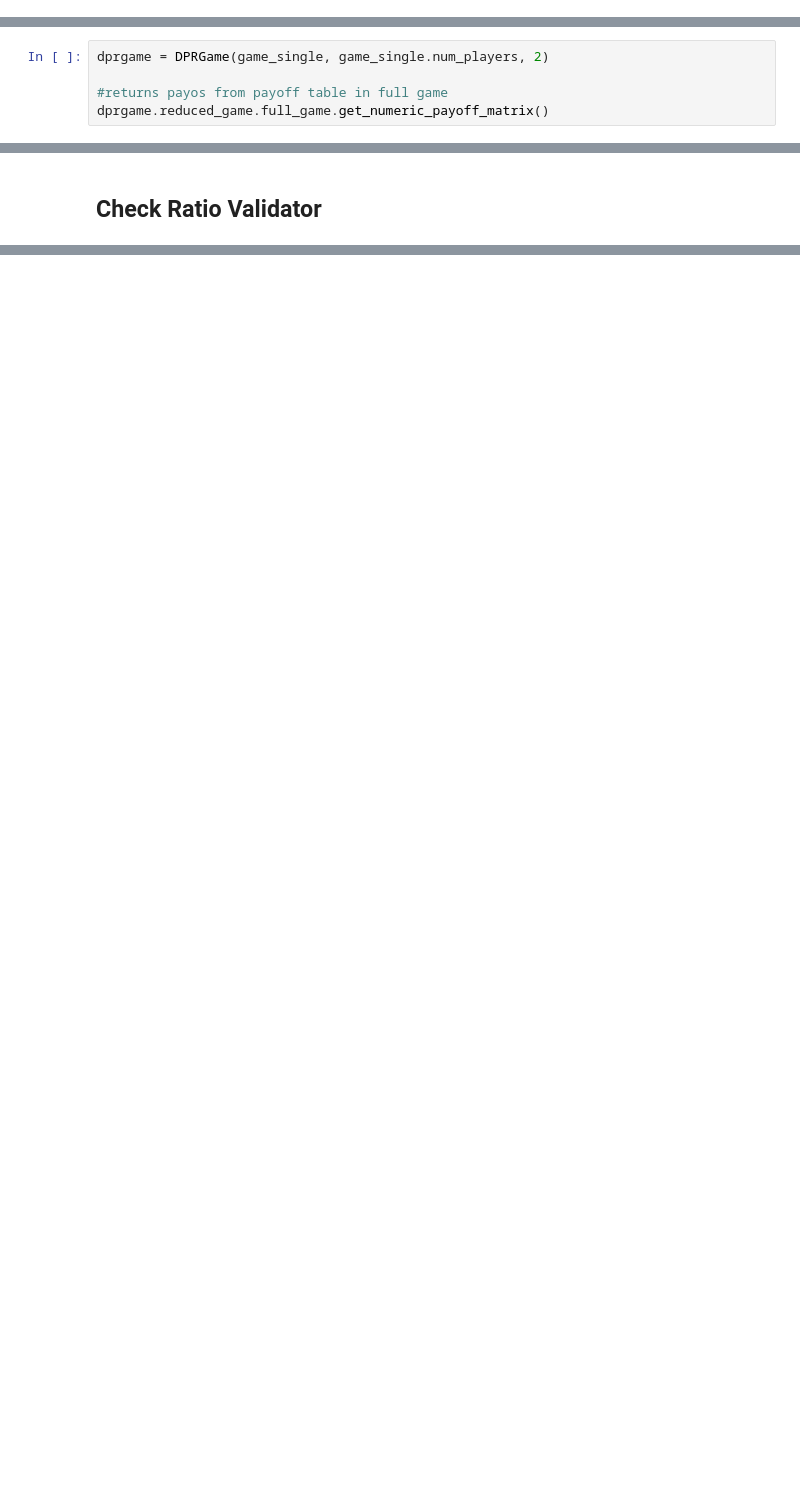
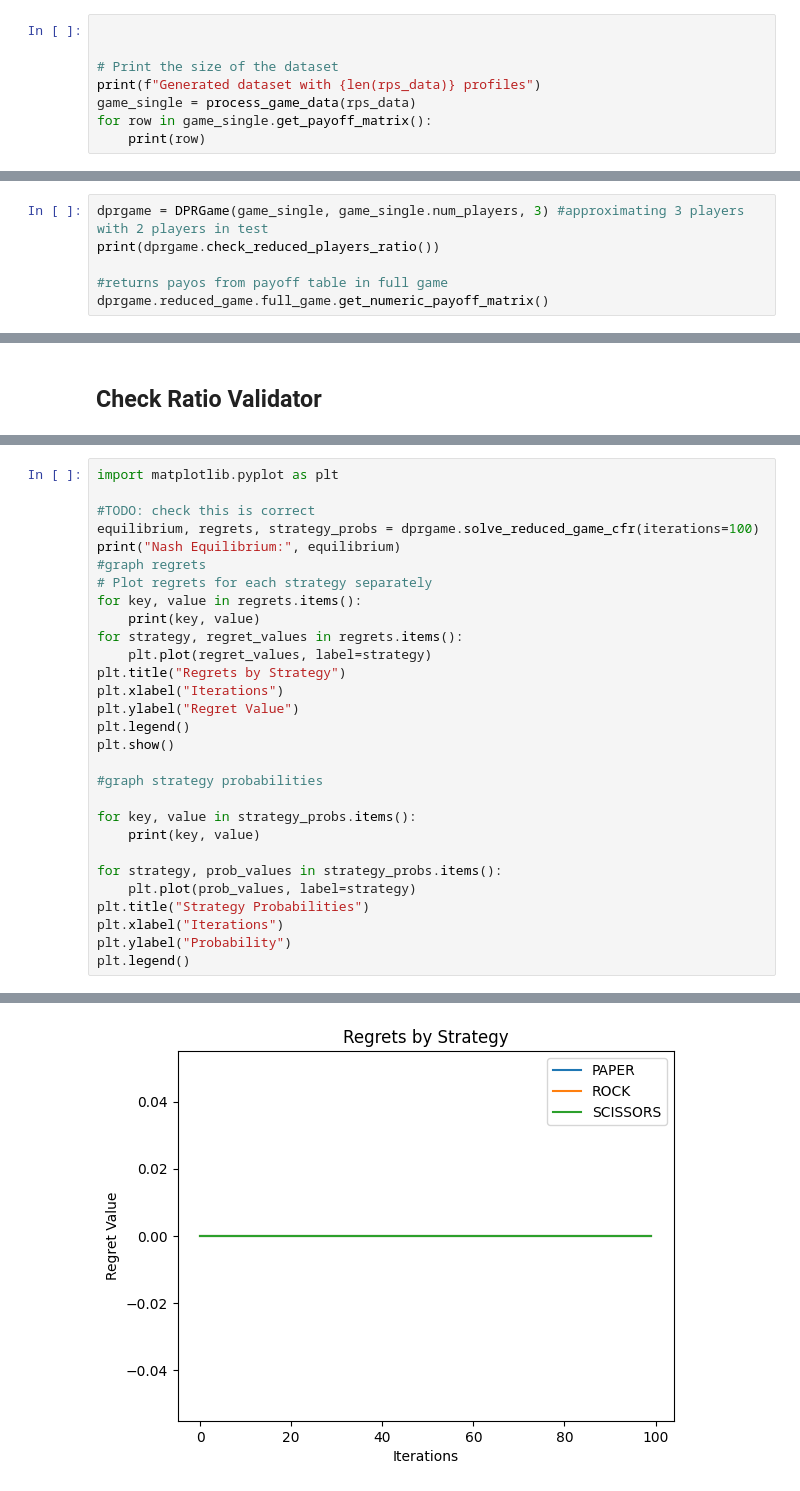
Before and after one commit to anrigu/melo_project, a Jupyter notebook: marketsim/egta/reductions/test.ipynb, the cells around one changed output, grey strips where cells are left out. Saved outputs shown, nothing was run; the diff lists cells and outputs as text; blank space fills up the shorter version.

Commit message:
added factorial check, and added nash data

```diff
--- a/marketsim/egta/reductions/test.ipynb
+++ b/marketsim/egta/reductions/test.ipynb
@@ -139,0 +143,8 @@ Prior payoff matrix
+# %%
+
+
+# Print the size of the dataset
+print(f"Generated dataset with {len(rps_data)} profiles")
+game_single = process_game_data(rps_data)
+for row in game_single.get_payoff_matrix():
+    print(row)
@@ -140,5 +169,6 @@ Prior payoff matrix
 # %%
-dprgame = DPRGame(game_single, game_single.num_players, 2)
+dprgame = DPRGame(game_single, game_single.num_players, 3) #approximating 3 players with 2 players in test
+print(dprgame.check_reduced_players_ratio())
 
 #returns payos from payoff table in full game
 dprgame.reduced_game.full_game.get_numeric_payoff_matrix()
@@ -165,0 +189,30 @@ Nash Equilibrium: {'LIT_ORDERBOOK + ZI STRAT': 0.0, 'MELO + ZI STRAT': 1.0}
+# %%
+import matplotlib.pyplot as plt
+
+#TODO: check this is correct
+equilibrium, regrets, strategy_probs = dprgame.solve_reduced_game_cfr(iterations=100)
+print("Nash Equilibrium:", equilibrium)
+#graph regrets
+# Plot regrets for each strategy separately
+for key, value in regrets.items():
+    print(key, value)
+for strategy, regret_values in regrets.items():
+    plt.plot(regret_values, label=strategy)
+plt.title("Regrets by Strategy")
+plt.xlabel("Iterations")
+plt.ylabel("Regret Value")
+plt.legend()
+plt.show()
+
+#graph strategy probabilities
+
+for key, value in strategy_probs.items():
+    print(key, value)
+
+for strategy, prob_values in strategy_probs.items():
+    plt.plot(prob_values, label=strategy)
+plt.title("Strategy Probabilities")
+plt.xlabel("Iterations")
+plt.ylabel("Probability")
+plt.legend()
+# %% [output]
@@ -165,0 +227 @@ Nash Equilibrium: {'LIT_ORDERBOOK + ZI STRAT': 0.0, 'MELO + ZI STRAT': 1.0}
+[figure, added]
```
Also changed, not shown: parts of 7 cells of this notebook, 2 other files.
